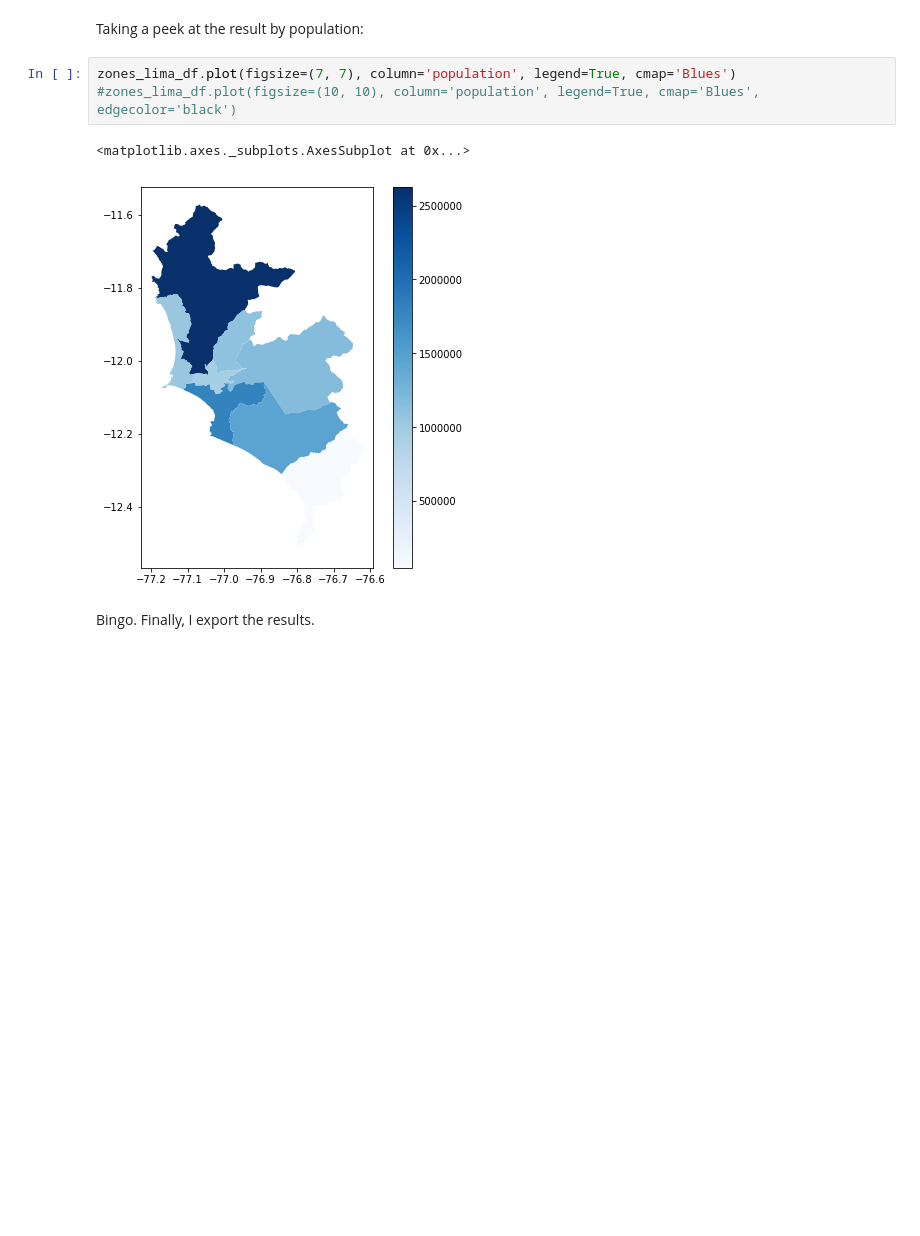
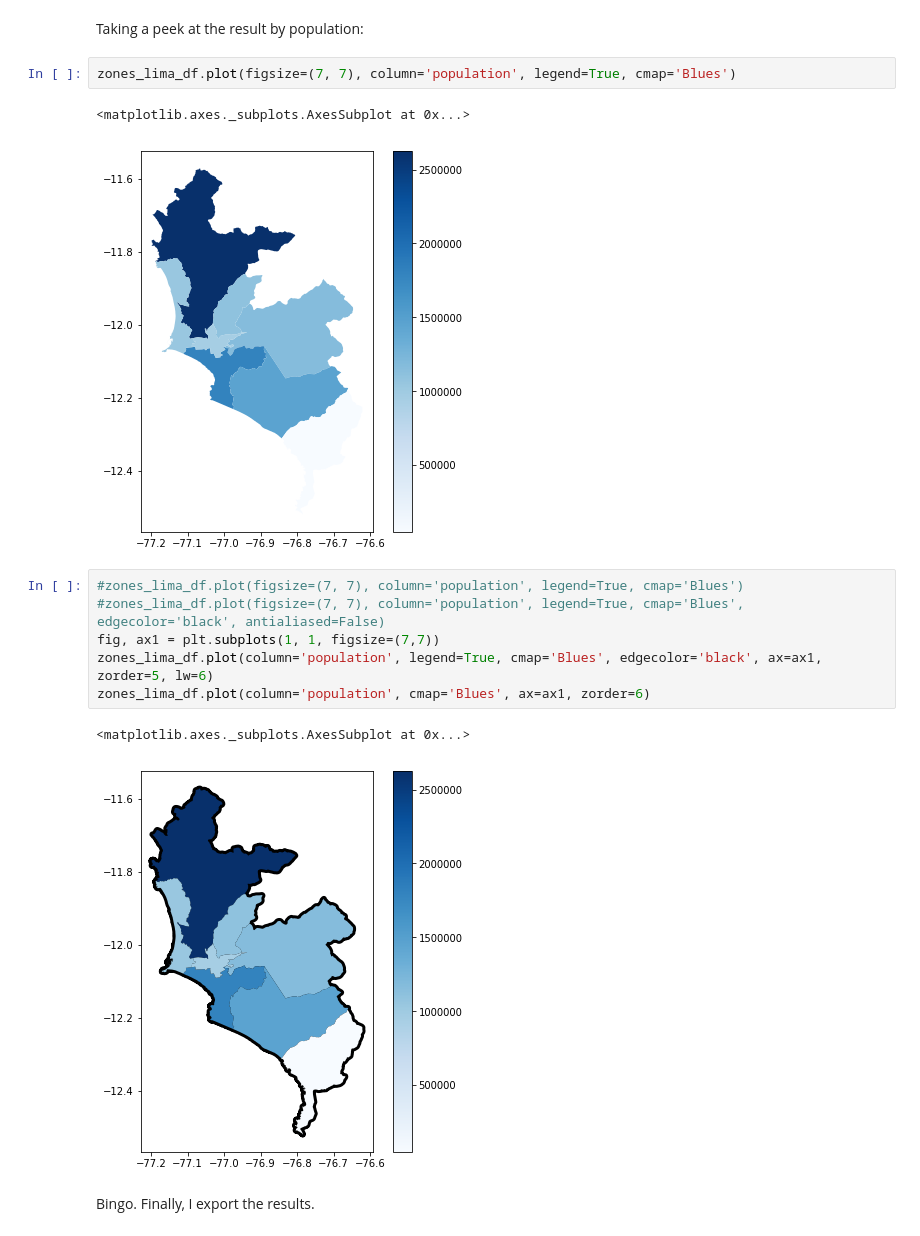
Before and after one commit to luisesanmartin/data-vis-public-policy-course, a Jupyter notebook: notebooks/1_grouping districts of lima.ipynb, the cells around one changed output. Drawn from its saved outputs; the diff is of its cells as text; blank space fills up the shorter version.

```diff
--- a/notebooks/1_grouping districts of lima.ipynb
+++ b/notebooks/1_grouping districts of lima.ipynb
@@ -257,10 +257,18 @@ zones_lima_df
 Taking a peek at the result by population:
 # %%
 zones_lima_df.plot(figsize=(7, 7), column='population', legend=True, cmap='Blues')
-#zones_lima_df.plot(figsize=(10, 10), column='population', legend=True, cmap='Blues', edgecolor='black')
 # %% [output]
 <matplotlib.axes._subplots.AxesSubplot at 0x...>
 [figure]
+# %%
+#zones_lima_df.plot(figsize=(7, 7), column='population', legend=True, cmap='Blues')
+#zones_lima_df.plot(figsize=(7, 7), column='population', legend=True, cmap='Blues', edgecolor='black', antialiased=False)
+fig, ax1 = plt.subplots(1, 1, figsize=(7,7))
+zones_lima_df.plot(column='population', legend=True, cmap='Blues', edgecolor='black', ax=ax1, zorder=5, lw=6)
+zones_lima_df.plot(column='population', cmap='Blues', ax=ax1, zorder=6)
+# %% [output]
+<matplotlib.axes._subplots.AxesSubplot at 0x...>
+[figure, added]
 # %% [markdown]
 Bingo. Finally, I export the results.
 # %%
```
Also changed, not shown: 1 other file.
